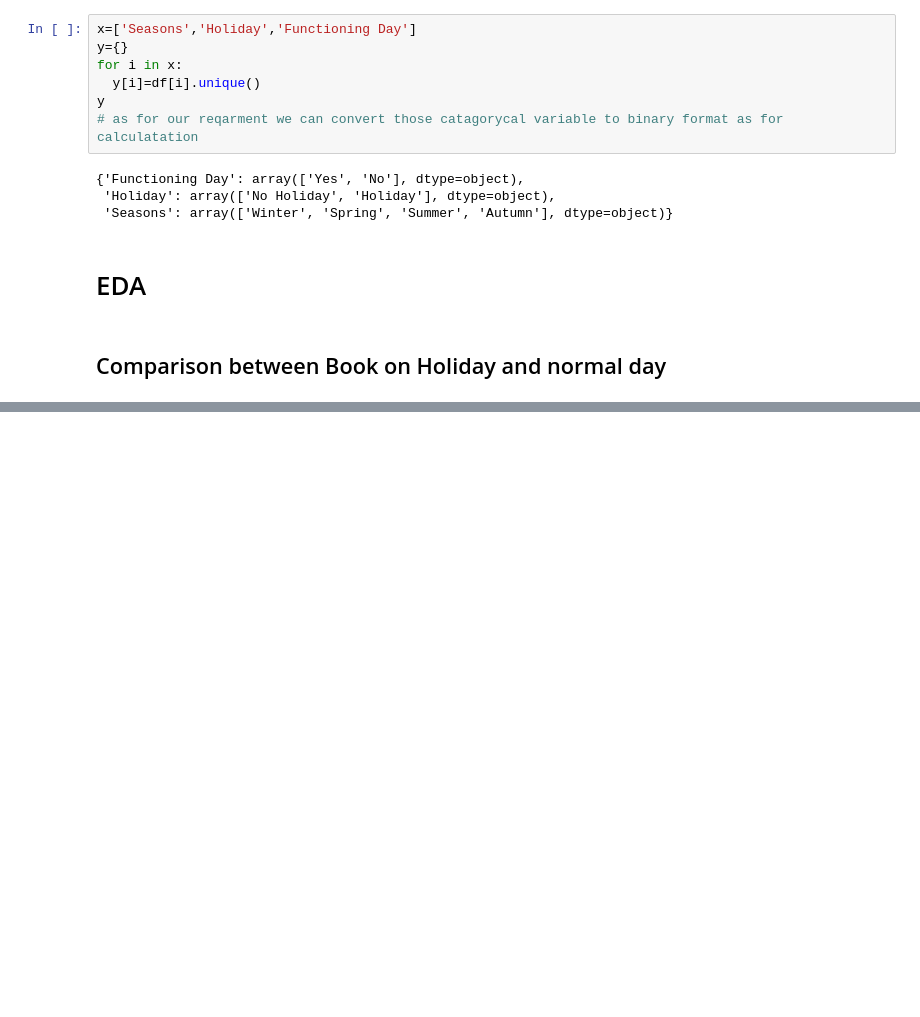
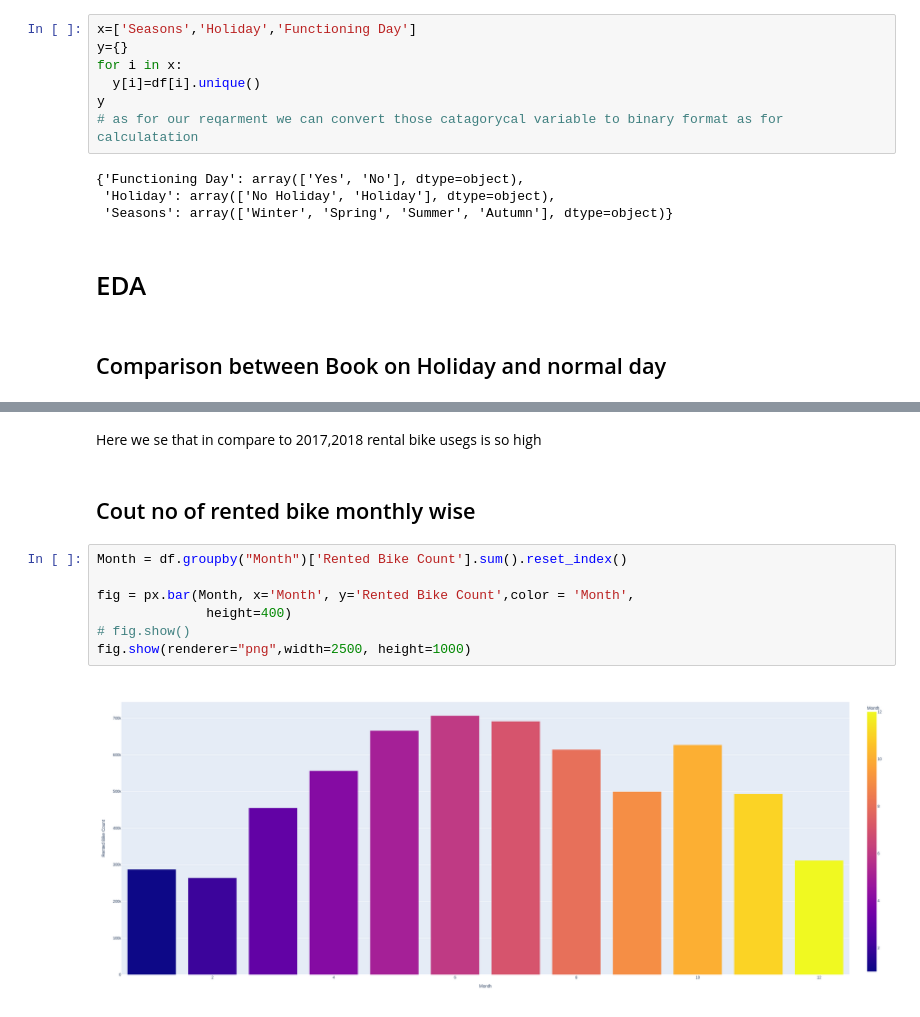
Before and after one commit to brahma102/Bike-Sharing-Demand-Prediction, a Jupyter notebook: Bike_Sharing_Demand_Prediction_Capstone_Project.ipynb, the cells around one changed output, grey strips where cells are left out. Saved outputs shown, nothing was run; the diff lists cells and outputs as text; blank space fills up the shorter version.

```diff
--- a/Bike_Sharing_Demand_Prediction_Capstone_Project.ipynb
+++ b/Bike_Sharing_Demand_Prediction_Capstone_Project.ipynb
@@ -248,0 +276,13 @@ y
+# %% [markdown]
+Here we se that in compare to 2017,2018 rental bike usegs is so high
+# %% [markdown]
+## Cout no of rented bike monthly wise
+# %%
+Month = df.groupby("Month")['Rented Bike Count'].sum().reset_index()
+
+fig = px.bar(Month, x='Month', y='Rented Bike Count',color = 'Month',
+              height=400)
+# fig.show()
+fig.show(renderer="png",width=2500, height=1000)
+# %% [output]
+[figure, added]
```
Also changed, not shown: parts of 41 cells of this notebook.
